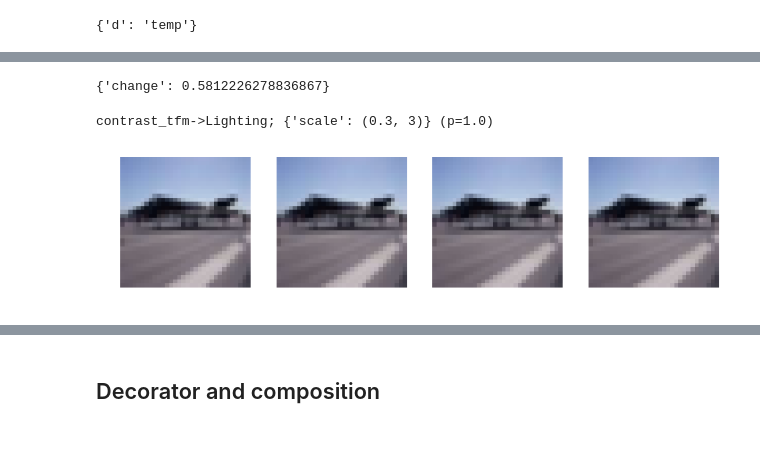
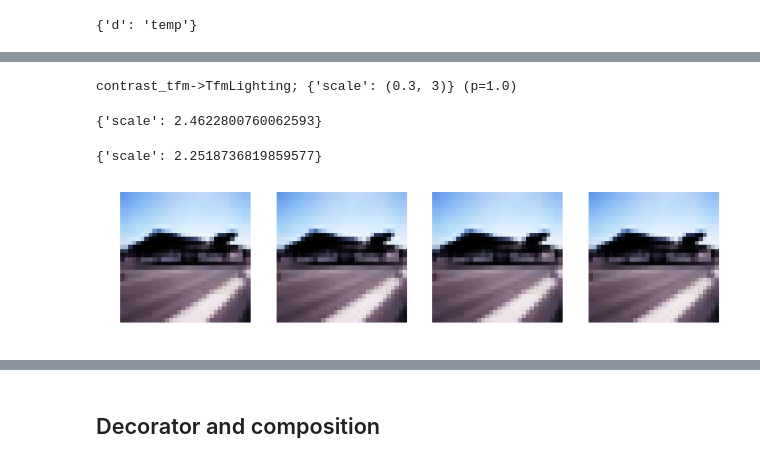
Before and after one commit to anhquan0412/fastai_v1, a Jupyter notebook: dev_nb/002_images.ipynb, the cells around one changed output, grey strips where cells are left out. Cells and saved outputs as stored; diff of their text form; code cells hidden in the pictures.

```diff
--- a/dev_nb/002_images.ipynb
+++ b/dev_nb/002_images.ipynb
@@ -320,11 +309,10 @@ show_image(apply_brightness(0.8)(x()), axes[4])
 # %%
 #export
-# TODO:what is this
 def listify(p=None, q=None):
-    # duplicate list p q times
+    # duplicate single-item list p q times
     if p is None: p=[]
     elif not isinstance(p, Iterable): p=[p]
-    n = q if type(q)==int else 1 if q is None else len(q)
+    n = q if type(q)==int else (1 if q is None else len(q))
     if len(p)==1: p = p * n
     return p
 
@@ -332,6 +320,6 @@ def compose(funcs):
     # funcs is list of partial functions. Execute this list of functions in order
     # compose acts as a wrapper for multiple PARTIAL functions in funcs list
     def _inner(x, *args, **kwargs):
-        for f in funcs: x = f(x, *args, **kwargs)
+        for f in listify(funcs): x = f(x, *args, **kwargs)
         return x
     return _inner if funcs else None
@@ -462,14 +459,6 @@ def log_uniform(low, high, size=None):
     return exp(res) if size is None else res.exp_()
 
 def rand_bool(p, size=None): return uniform(0,1,size)<p
-
-TfmType = IntEnum('TfmType', 'Start Affine Coord Pixel Lighting')
-
-def brightness(x, change:uniform) -> TfmType.Lighting:
-    return x.add_(scipy.special.logit(change))
-
-def contrast(x, scale:log_uniform) -> TfmType.Lighting:
-    return x.mul_(scale)
 # %%
 for i in TfmType:
     print(i)
@@ -527,2 +553,8 @@ def noop(x=None, *args, **kwargs): return x
+# %%
+def brightness(x, change:uniform) -> TfmLighting:
+    return x.add_(scipy.special.logit(change))
+
+def contrast(x, scale:log_uniform) -> TfmLighting:
+    return x.mul_(scale)
 # %%
 brightness.__annotations__
@@ -540,4 +565,0 @@ resolve_args(brightness, change=(0.25,0.75),)
-# %%
-resolve_args(brightness, change=(0.25,0.75),)
-# %% [output]
-{'change': 0.5812226278836867}
@@ -560,16 +566,20 @@ class Transform():
-# %%
-contrast_tfm = partial(Transform, contrast)
-tfm = contrast_tfm(scale=(0.3,3))
-tfm
-# %% [output]
-contrast_tfm->Lighting; {'scale': (0.3, 3)} (p=1.0)
 # %%
 x = lambda: train_ds[1][0]
+# %%
+contrast_tfm = partial(contrast.__annotations__['return'], contrast)
+tfm = contrast_tfm(scale=(0.3,3))
+tfm.resolve()
+tfm
+tfm.resolved
+# %% [output]
+contrast_tfm->TfmLighting; {'scale': (0.3, 3)} (p=1.0)
+{'scale': 2.4622800760062593}
 # %%
 # all the same
 tfm.resolve()
-
+tfm.resolved
 _,axes = plt.subplots(1,4, figsize=(12,3))
-for ax in axes: show_image(apply_lighting(tfm)(x()), ax)
+for ax in axes: show_image(tfm.apply()(x()), ax)
 # %% [output]
+{'scale': 2.2518736819859577}
-[figure, old version]
+[figure, new version]
```
Also changed, not shown: parts of 34 cells of this notebook.
